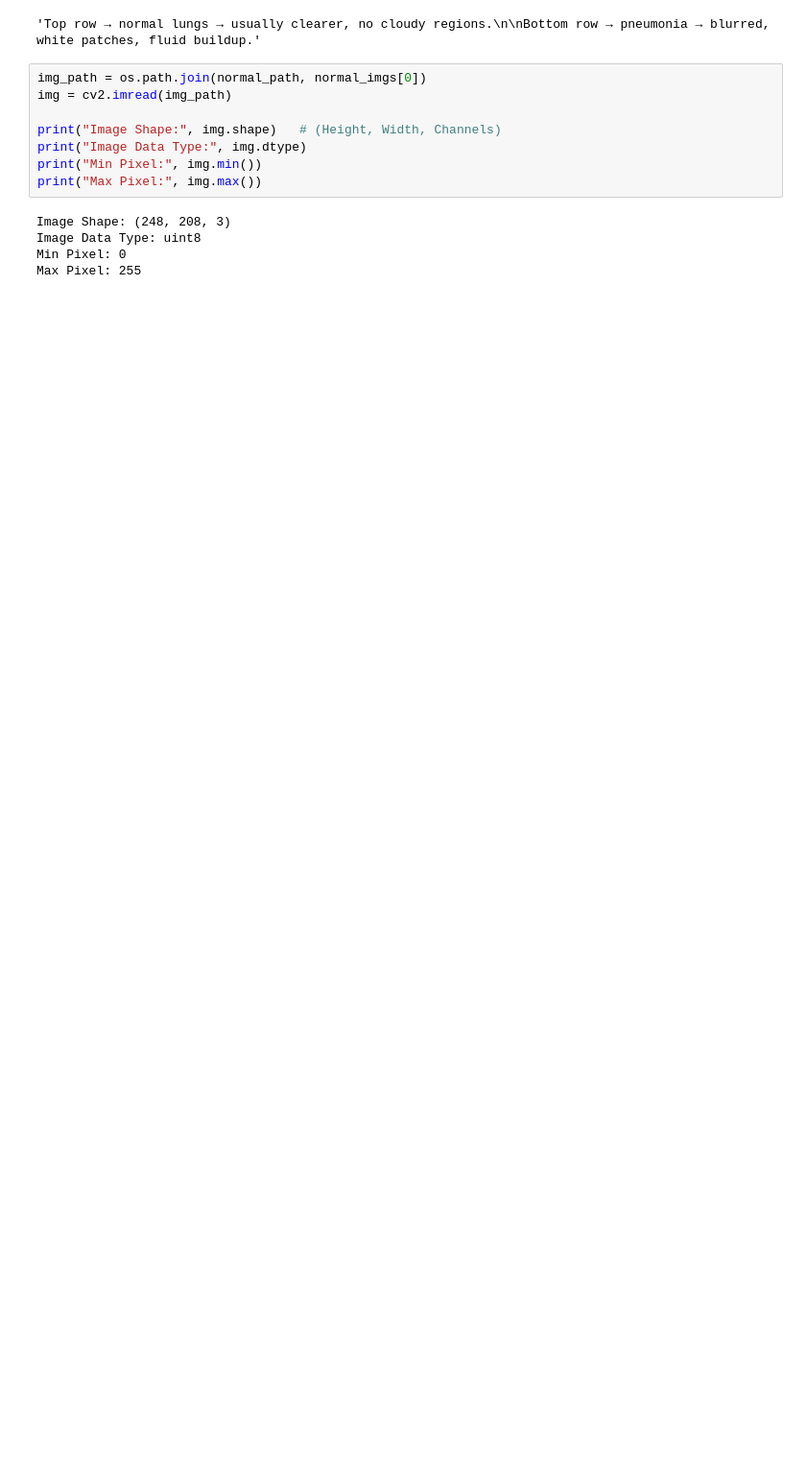
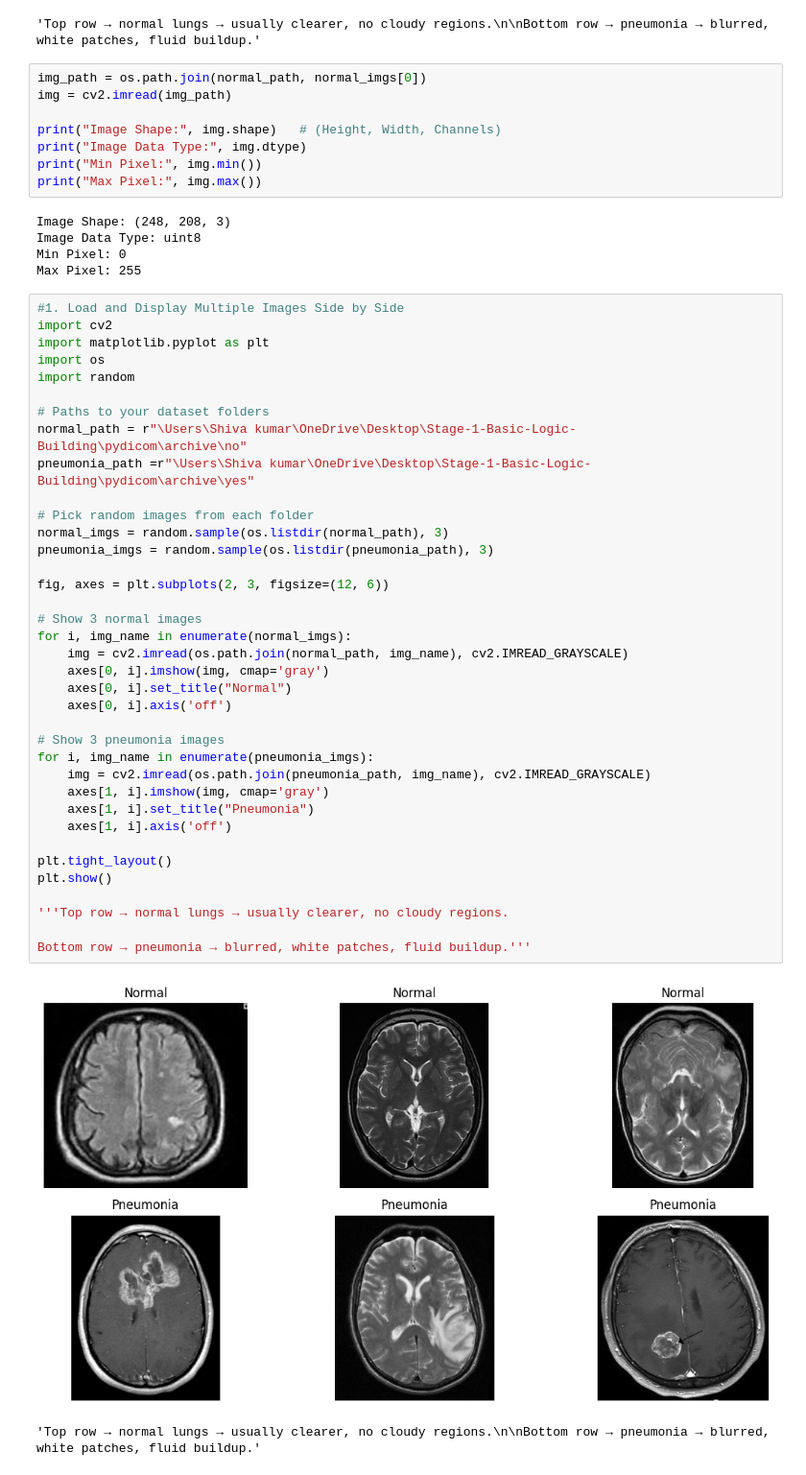
Before and after one commit to Shiva-Kumar-S-M/Stage-1-Basic-Logic-Building, a Jupyter notebook: Numpy/practice.ipynb, the cells around one changed output. Shown at 96% size. Drawn from its saved outputs; the diff is of its cells as text; blank space fills up the shorter version.

```diff
--- a/Numpy/practice.ipynb
+++ b/Numpy/practice.ipynb
@@ -191,3 +191,43 @@ Image Shape: (248, 208, 3)
 Image Data Type: uint8
 Min Pixel: 0
 Max Pixel: 255
+# %%
+#1. Load and Display Multiple Images Side by Side
+import cv2
+import matplotlib.pyplot as plt
+import os
+import random
+
+# Paths to your dataset folders
+normal_path = r"\Users\Shiva kumar\OneDrive\Desktop\Stage-1-Basic-Logic-Building\pydicom\archive\no"
+pneumonia_path =r"\Users\Shiva kumar\OneDrive\Desktop\Stage-1-Basic-Logic-Building\pydicom\archive\yes"
+
+# Pick random images from each folder
+normal_imgs = random.sample(os.listdir(normal_path), 3)
+pneumonia_imgs = random.sample(os.listdir(pneumonia_path), 3)
+
+fig, axes = plt.subplots(2, 3, figsize=(12, 6))
+
+# Show 3 normal images
+for i, img_name in enumerate(normal_imgs):
+    img = cv2.imread(os.path.join(normal_path, img_name), cv2.IMREAD_GRAYSCALE)
+    axes[0, i].imshow(img, cmap='gray')
+    axes[0, i].set_title("Normal")
+    axes[0, i].axis('off')
+
+# Show 3 pneumonia images
+for i, img_name in enumerate(pneumonia_imgs):
+    img = cv2.imread(os.path.join(pneumonia_path, img_name), cv2.IMREAD_GRAYSCALE)
+    axes[1, i].imshow(img, cmap='gray')
+    axes[1, i].set_title("Pneumonia")
+    axes[1, i].axis('off')
+
+plt.tight_layout()
+plt.show()
+
+'''Top row → normal lungs → usually clearer, no cloudy regions.
+
+Bottom row → pneumonia → blurred, white patches, fluid buildup.'''
+# %% [output]
+[figure, added]
+'Top row → normal lungs → usually clearer, no cloudy regions.\n\nBottom row → pneumonia → blurred, white patches, fluid buildup.'
```
Also changed, not shown: parts of 5 cells of this notebook, 2 other files.
